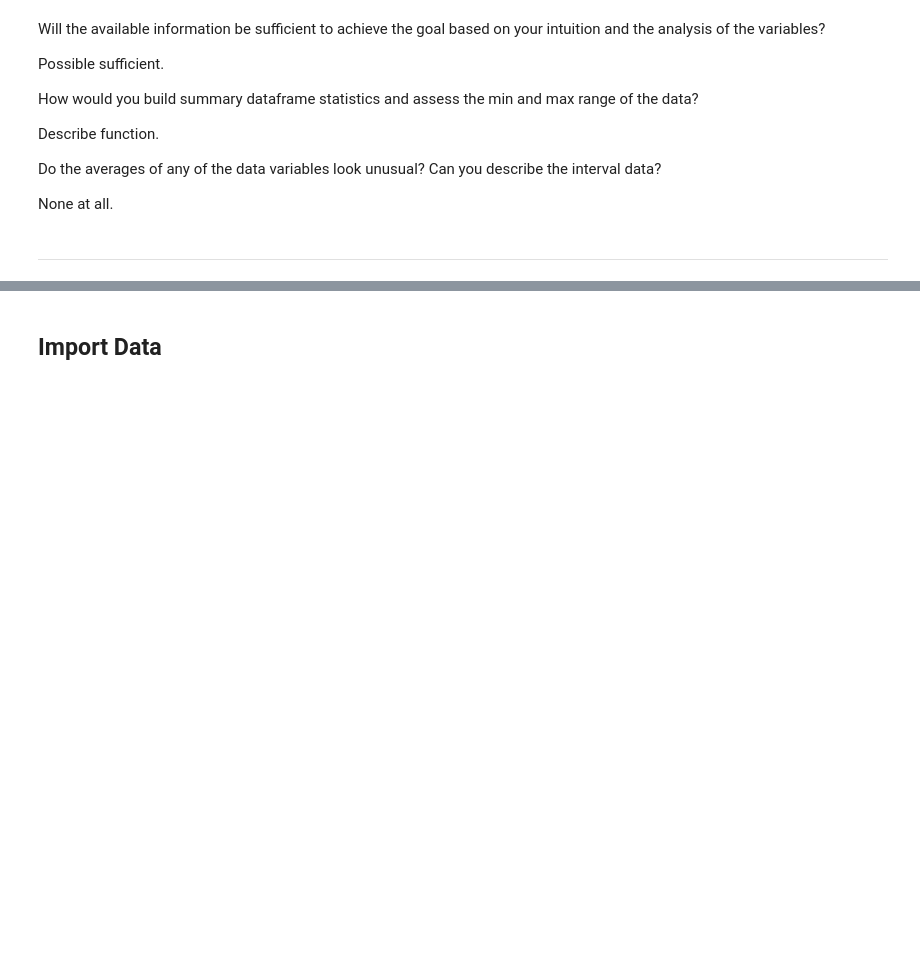
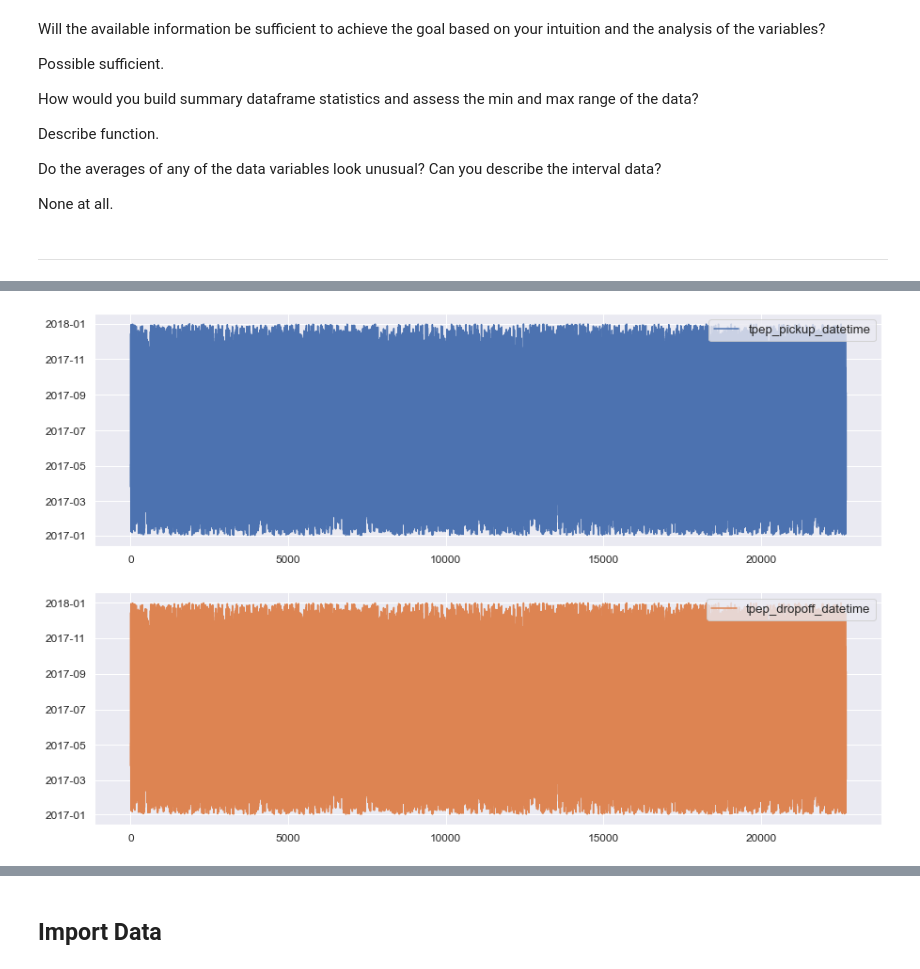
Before and after one commit to dennislamcv1/GoogleADA, a Jupyter notebook: Regression Analysis/Taxi Trips EDA.ipynb, the cells around one changed output, grey strips where cells are left out. Cells and saved outputs as stored; diff of their text form; code cells hidden in the pictures; blank space fills up the shorter version.

```diff
--- a/Regression Analysis/Taxi Trips EDA.ipynb
+++ b/Regression Analysis/Taxi Trips EDA.ipynb
@@ -146,0 +182,9 @@ None at all.
+# %%
+df1[['tpep_pickup_datetime', 'tpep_dropoff_datetime']].plot(subplots = True,
+                                                                        figsize=(15, 10),
+                                                                        sharex=False,
+                                                                        sharey=False,
+                                                                        kind="line")
+plt.show()
+# %% [output]
+[figure, added]
```
Also changed, not shown: parts of 8 cells of this notebook.
